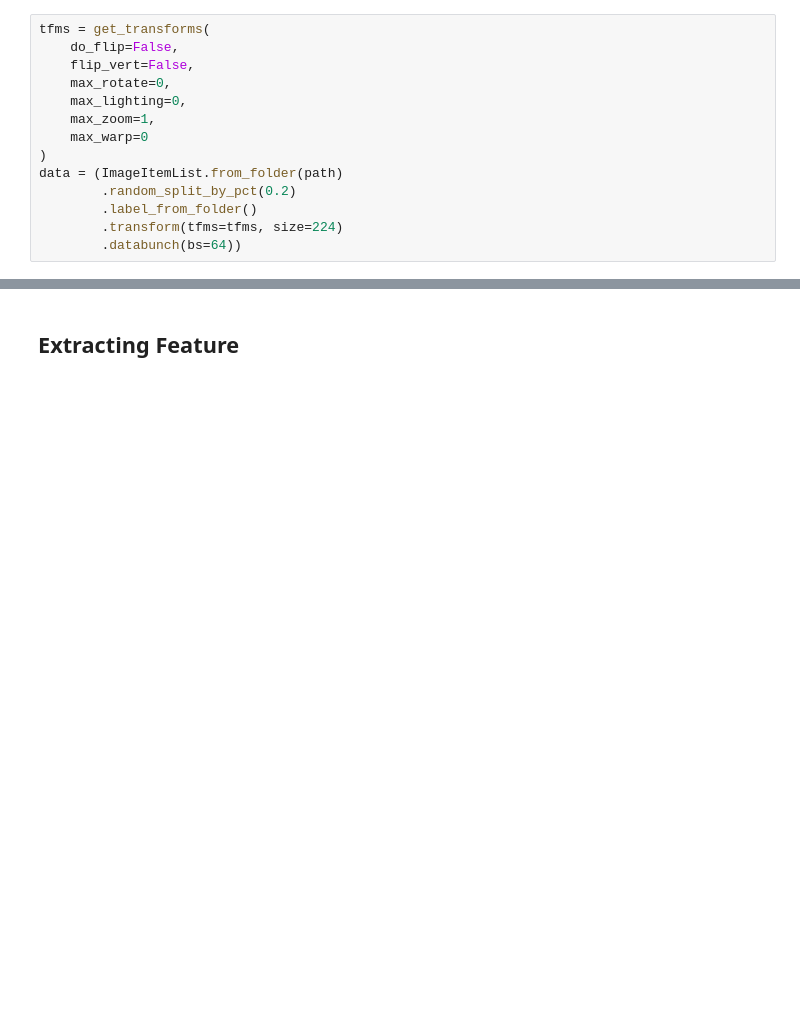
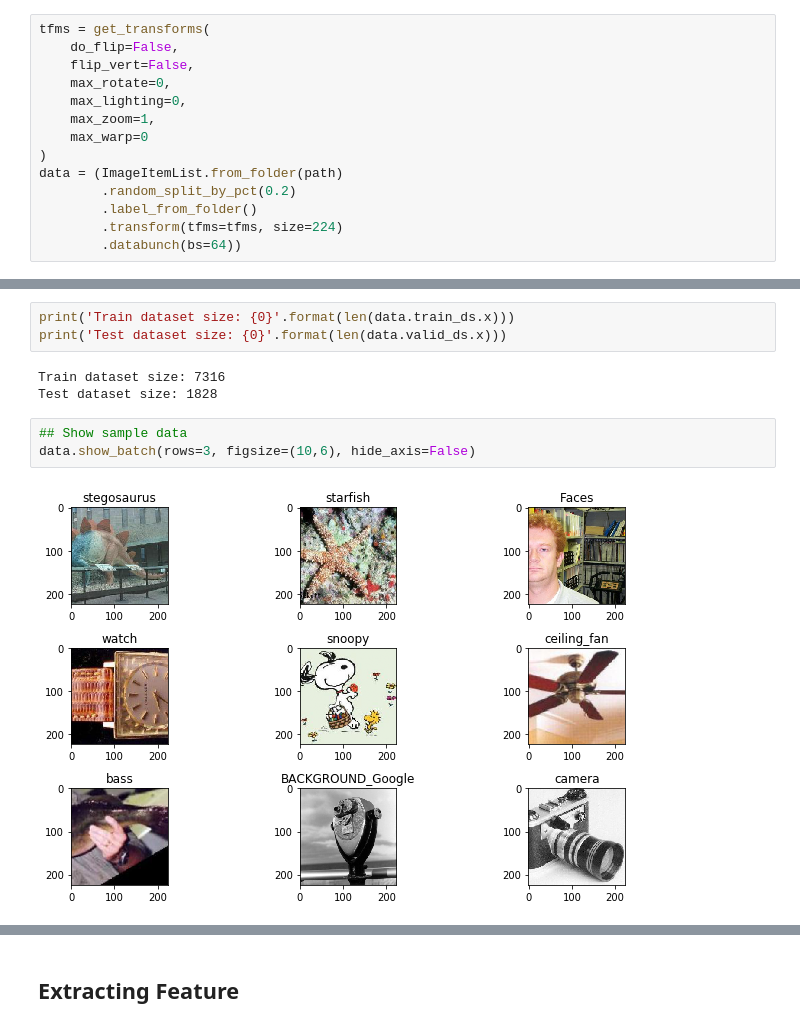
Before and after one commit to aayushmnit/Deep_learning_explorations, a Jupyter notebook: 8_Image_similarity_search/Image similarity on Caltech101 using FastAI, Pytorch and Locality Sensitive Hashing.ipynb, the cells around one changed output, grey strips where cells are left out. Saved outputs shown, nothing was run; the diff lists cells and outputs as text; blank space fills up the shorter version.

```diff
--- a/8_Image_similarity_search/Image similarity on Caltech101 using FastAI, Pytorch and Locality Sensitive Hashing.ipynb
+++ b/8_Image_similarity_search/Image similarity on Caltech101 using FastAI, Pytorch and Locality Sensitive Hashing.ipynb
@@ -38 +44,12 @@ data = (ImageItemList.from_folder(path)
+# %%
+print('Train dataset size: {0}'.format(len(data.train_ds.x)))
+print('Test dataset size: {0}'.format(len(data.valid_ds.x)))
+# %% [output]
+Train dataset size: 7316
+Test dataset size: 1828
+# %%
+## Show sample data
+data.show_batch(rows=3, figsize=(10,6), hide_axis=False)
+# %% [output]
+[figure, added]
 # %%
```
Also changed, not shown: parts of 21 cells of this notebook.
